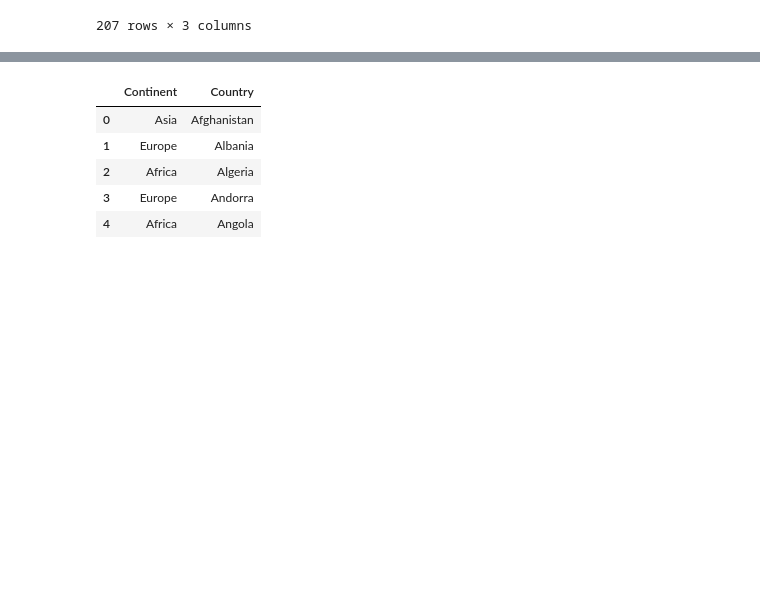
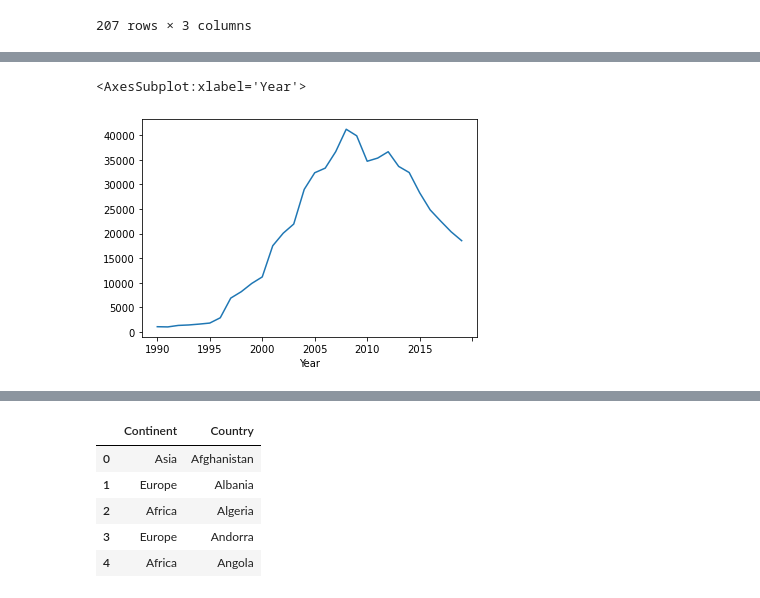
Before and after one commit to nss-data-science-cohort-6/un_data_question-tjsimpson524, a Jupyter notebook: notebooks/UN_Data_Exploration.ipynb, the cells around one changed output, grey strips where cells are left out. Drawn from its saved outputs; the diff is of its cells as text; code cells hidden in the pictures; blank space fills up the shorter version.

```diff
--- a/notebooks/UN_Data_Exploration.ipynb
+++ b/notebooks/UN_Data_Exploration.ipynb
@@ -259,3 +229,0 @@ gdp_pivoted[['1990','2017']].plot(kind = 'line')
-# %%
-gdp_df = gdp_df.reset_index() #add Percent Change and plot from there##
-gdp_df
@@ -277,0 +247,5 @@ gdp_df.loc[gdp_df['] >= 4].loc[qbs['INT'] < 3].plot()
+# %%
+gdp_df.loc['Equatorial Guinea'].plot()
+# %% [output]
+<AxesSubplot:xlabel='Year'>
+[figure, added]
```
Also changed, not shown: parts of 31 cells of this notebook.
